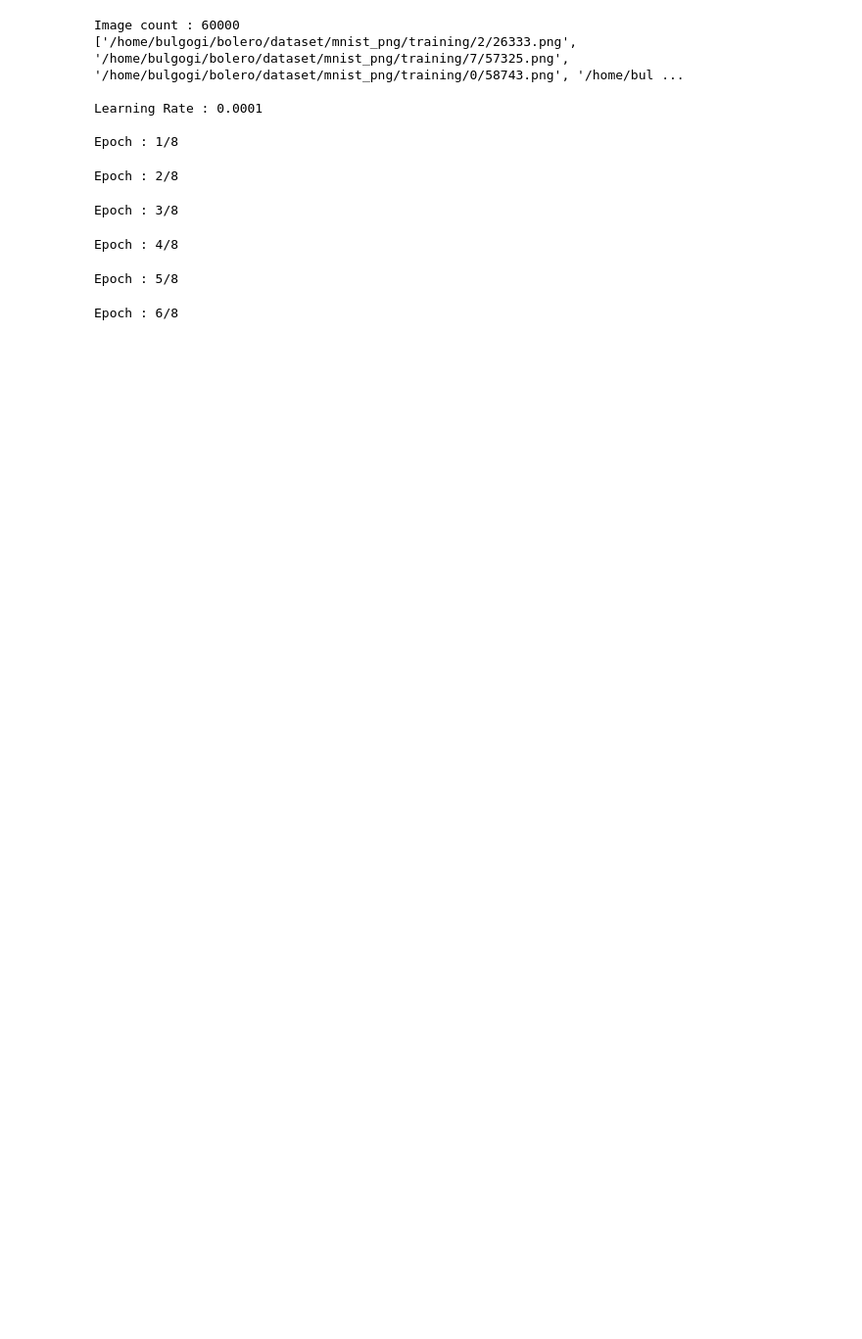
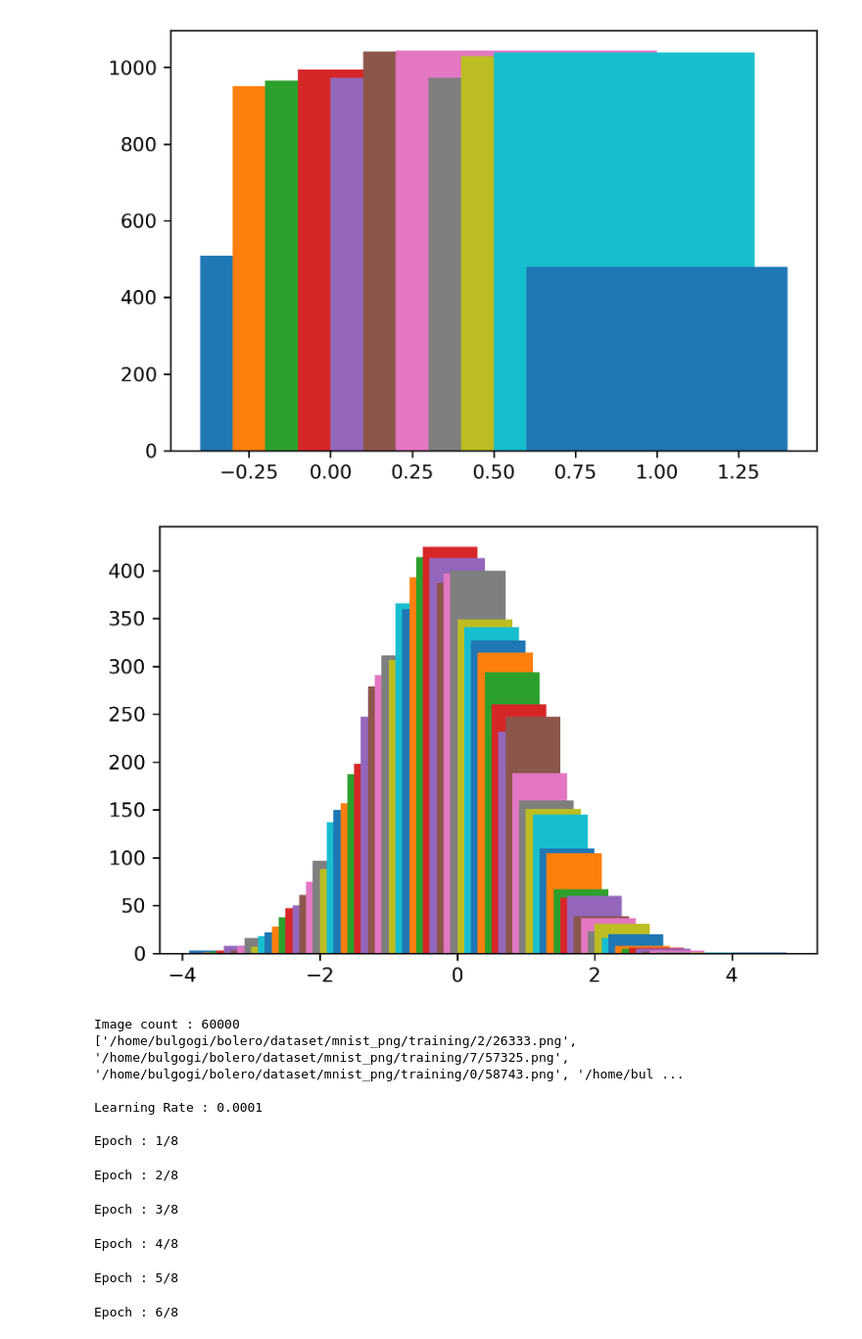
Before and after one commit to bolero2/gan-pytorch, a Jupyter notebook: Untitled.ipynb, the cells around one changed output. Shown: that part at 98% size. Cells and saved outputs as stored; diff of their text form; code cells hidden in the pictures; blank space fills up the shorter version.

```diff
--- a/Untitled.ipynb
+++ b/Untitled.ipynb
@@ -151,3 +161,36 @@ class CustomDataset(Dataset):
+# %%
+import collections
+
+plt.figure(dpi=300)
+randlist = []
+randdict = {}
+for x in range(0, 10000):
+    randnum = generate_random_image(1, 1).detach().cpu().numpy().tolist()[0][0]
+    randnum = np.round(randnum, 1)
+    randlist.append(randnum)
+randdict = collections.Counter(randlist)
+keys = sorted(randdict.keys())
+
+for k in keys:
+    plt.bar(k, randdict[k])
+plt.show()
+
+plt.figure(dpi=300)
+randlist = []
+randdict = {}
+for x in range(0, 10000):
+    randnum = generate_random_seed(1, 1).detach().cpu().numpy().tolist()[0][0]
+    randnum = np.round(randnum, 1)
+    randlist.append(randnum)
+randdict = collections.Counter(randlist)
+keys = sorted(randdict.keys())
+
+for k in keys:
+    plt.bar(k, randdict[k])
+plt.show()
+# %% [output]
+[figure, added]
+[figure, added]
 # %%
 import yaml
 import os
```
Also changed, not shown: parts of 1 cell of this notebook.
